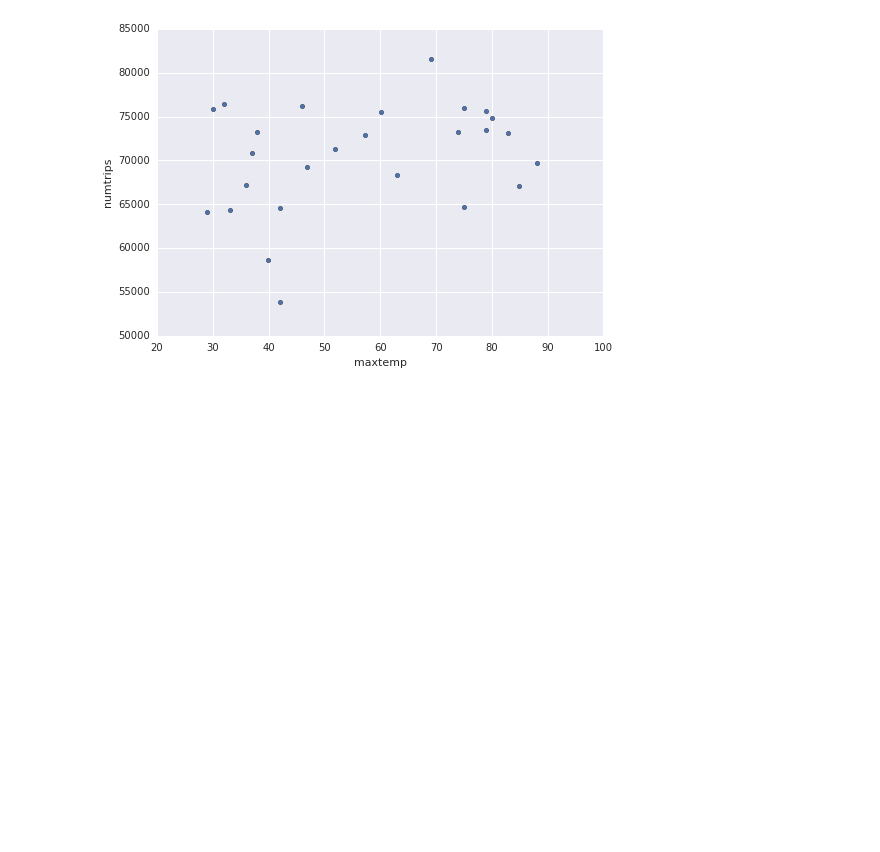
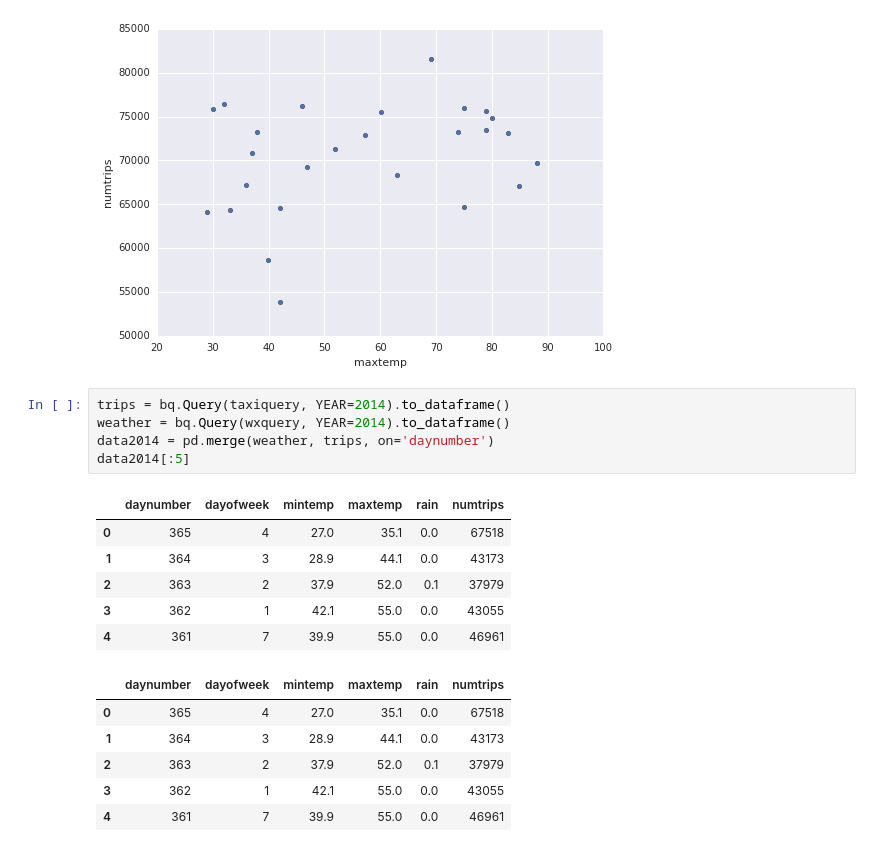
Before and after one commit to delfosseaurelien/google-cloud, a Jupyter notebook: tensorflow_example.ipynb, the cells around one changed output. Cells and saved outputs as stored; diff of their text form; blank space fills up the shorter version.

```diff
--- a/tensorflow_example.ipynb
+++ b/tensorflow_example.ipynb
@@ -90,3 +90,21 @@ j = data.plot(kind='scatter', x='dayofweek', y='numtrips')
 j = data[data['dayofweek'] == 7].plot(kind='scatter', x='maxtemp', y='numtrips')
 # %% [output]
 [figure]
+# %%
+trips = bq.Query(taxiquery, YEAR=2014).to_dataframe()
+weather = bq.Query(wxquery, YEAR=2014).to_dataframe()
+data2014 = pd.merge(weather, trips, on='daynumber')
+data2014[:5]
+# %% [output]
+|  | daynumber | dayofweek | mintemp | maxtemp | rain | numtrips |
+| 0 | 365 | 4 | 27.0 | 35.1 | 0.0 | 67518 |
+| 1 | 364 | 3 | 28.9 | 44.1 | 0.0 | 43173 |
+| 2 | 363 | 2 | 37.9 | 52.0 | 0.1 | 37979 |
+| 3 | 362 | 1 | 42.1 | 55.0 | 0.0 | 43055 |
+| 4 | 361 | 7 | 39.9 | 55.0 | 0.0 | 46961 |
+|  | daynumber | dayofweek | mintemp | maxtemp | rain | numtrips |
+| 0 | 365 | 4 | 27.0 | 35.1 | 0.0 | 67518 |
+| 1 | 364 | 3 | 28.9 | 44.1 | 0.0 | 43173 |
+| 2 | 363 | 2 | 37.9 | 52.0 | 0.1 | 37979 |
+| 3 | 362 | 1 | 42.1 | 55.0 | 0.0 | 43055 |
+| 4 | 361 | 7 | 39.9 | 55.0 | 0.0 | 46961 |
```
